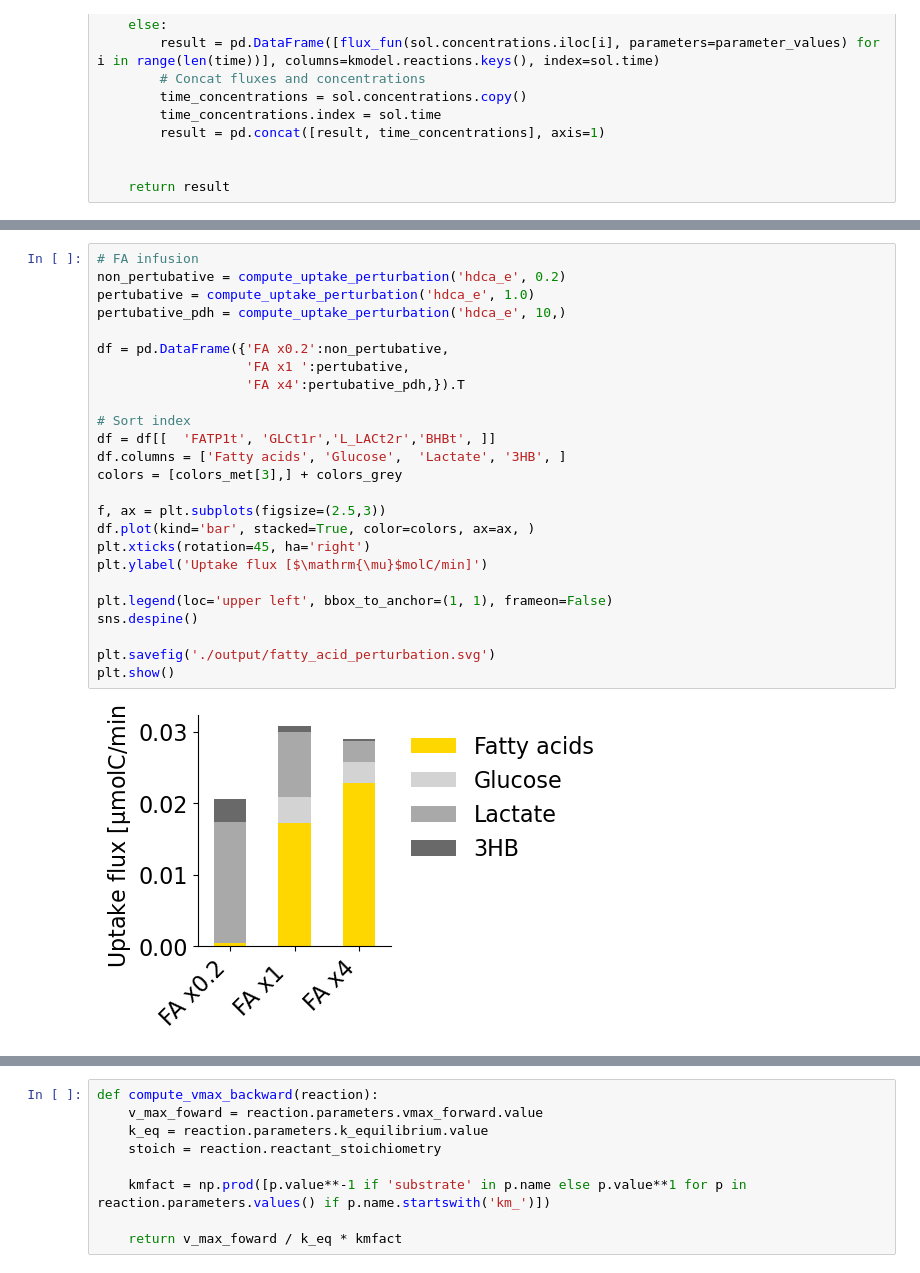
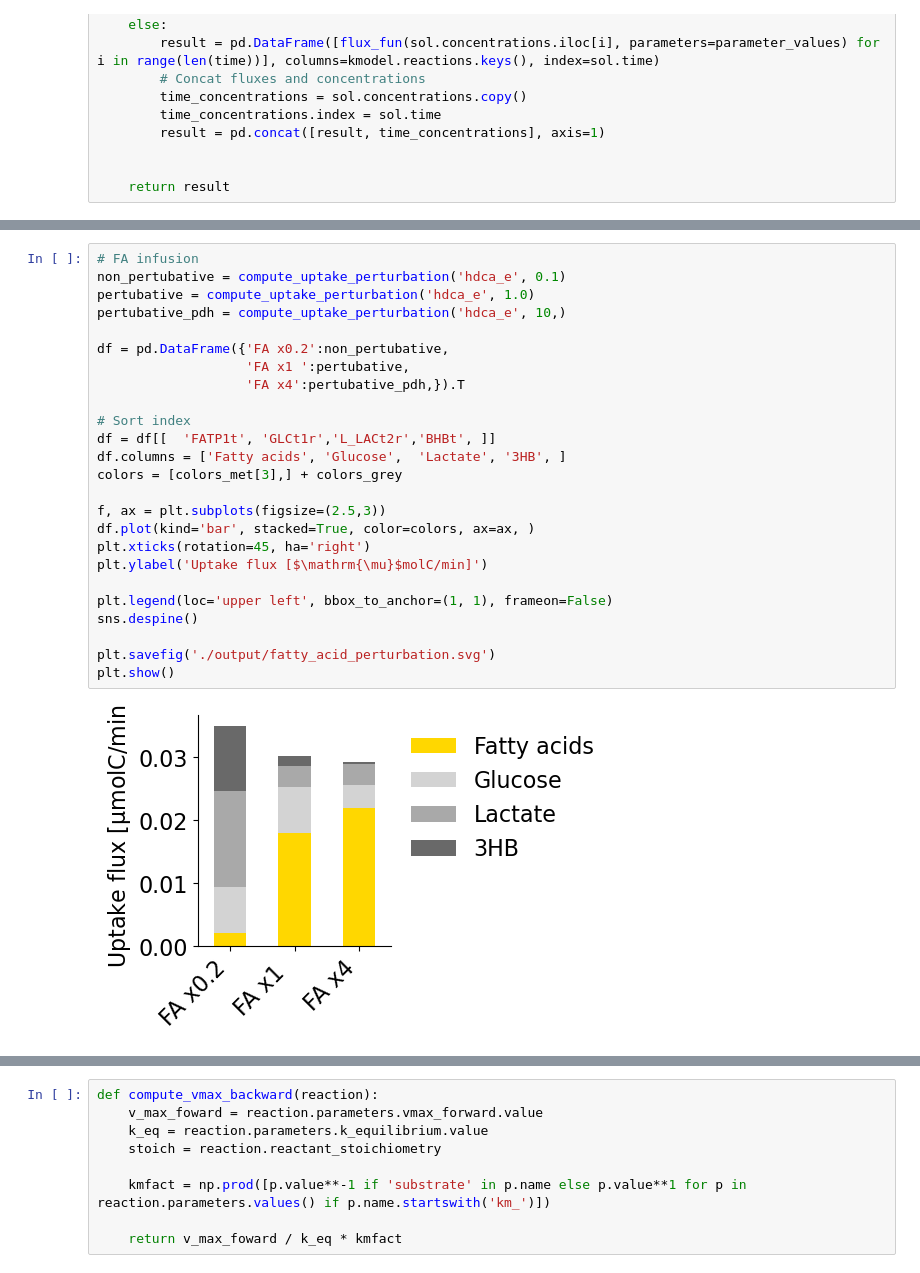
Before and after one commit to weilandtd/competitive_catabolism, a Jupyter notebook: mechanistic_model/control_analysis.ipynb, the cells around one changed output, grey strips where cells are left out. Drawn from its saved outputs; the diff is of its cells as text.

```diff
--- a/mechanistic_model/control_analysis.ipynb
+++ b/mechanistic_model/control_analysis.ipynb
@@ -456,30 +474,30 @@ plt.show()
 # %%
 # FA infusion
-non_pertubative = compute_uptake_perturbation('hdca_e', 0.2)
+non_pertubative = compute_uptake_perturbation('hdca_e', 0.1)
 pertubative = compute_uptake_perturbation('hdca_e', 1.0)
 pertubative_pdh = compute_uptake_perturbation('hdca_e', 10,)
 
 df = pd.DataFrame({'FA x0.2':non_pertubative,
                    'FA x1 ':pertubative,
                    'FA x4':pertubative_pdh,}).T
 
 # Sort index
 df = df[[  'FATP1t', 'GLCt1r','L_LACt2r','BHBt', ]]
 df.columns = ['Fatty acids', 'Glucose',  'Lactate', '3HB', ]
 colors = [colors_met[3],] + colors_grey
 
 f, ax = plt.subplots(figsize=(2.5,3))
 df.plot(kind='bar', stacked=True, color=colors, ax=ax, )
 plt.xticks(rotation=45, ha='right')
 plt.ylabel('Uptake flux [$\mathrm{\mu}$molC/min]')
 
 plt.legend(loc='upper left', bbox_to_anchor=(1, 1), frameon=False)
 sns.despine()
 
 plt.savefig('./output/fatty_acid_perturbation.svg')
 plt.show()
 # %% [output]
-[figure, old version]
+[figure, new version]
 # %%
 # Energy demand
 
```
Also changed, not shown: parts of 26 cells of this notebook, 14 other files.
